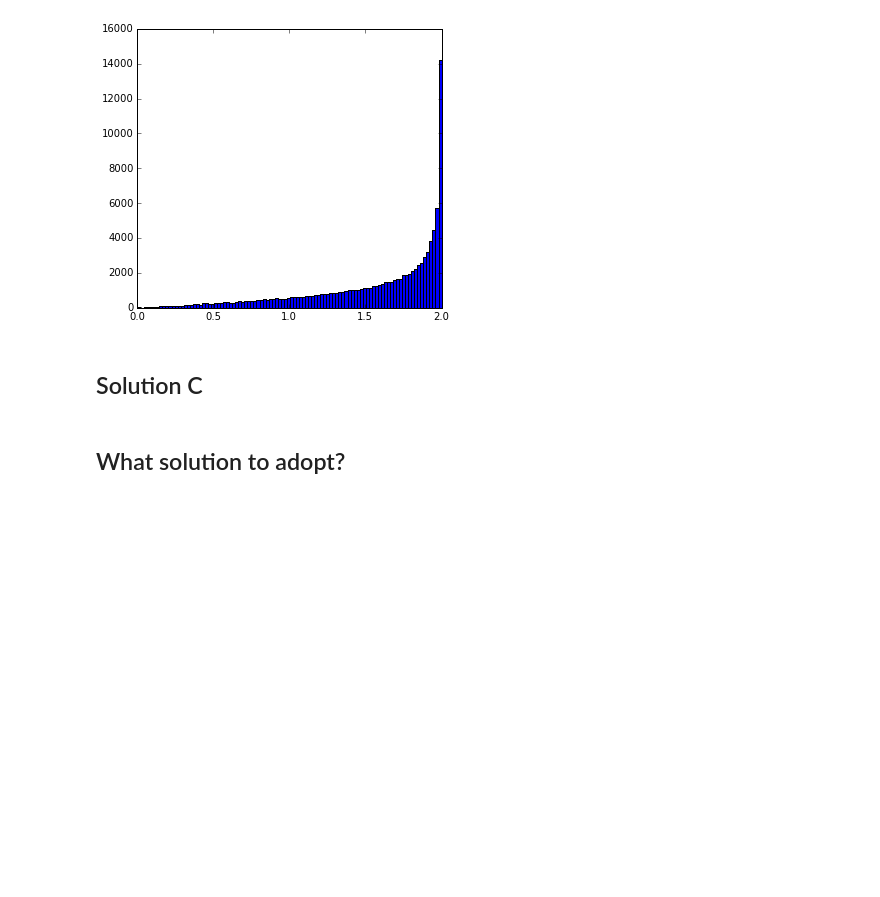
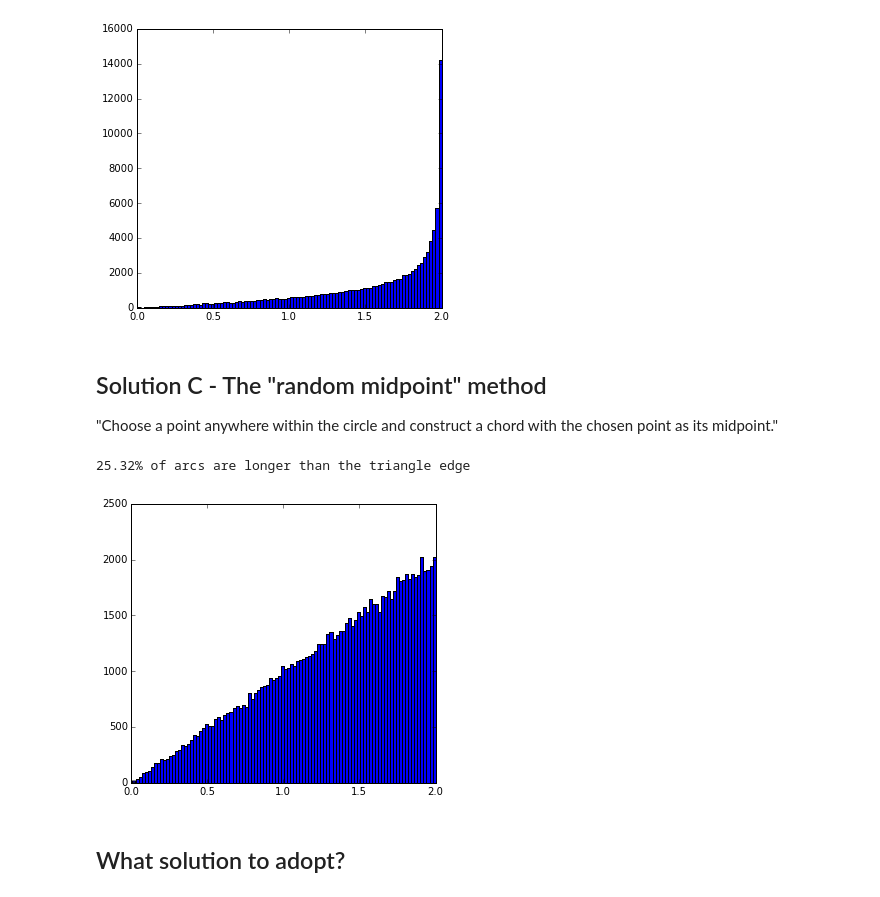
Before and after one commit to mmathioudakis/probability_playground, a Jupyter notebook: probability_playground.ipynb, the cells around one changed output. Saved outputs shown, nothing was run; the diff lists cells and outputs as text; code cells hidden in the pictures; blank space fills up the shorter version.

Commit message:
added third solution

```diff
--- a/probability_playground.ipynb
+++ b/probability_playground.ipynb
@@ -279,7 +281,32 @@ print("{0:.2f}% of arcs are longer than the triangle edge".format(solution_B_pct
 # %% [output]
 50.13% of arcs are longer than the triangle edge
 [figure]
-# %% [markdown]
-## Solution C
+# %% [markdown]
+## Solution C - The "random midpoint" method
+
+"Choose a point anywhere within the circle and construct a chord with the chosen point as its midpoint."
+# %%
+R_sq = np.square(R)
+
+mid_radius = R * np.sqrt(np.random.rand(N))
+mid_phi = 2 * np.pi * np.random.rand(N)
+
+mid_x = [mid_radius[i] * np.cos(mid_phi[i]) for i in range(N)]
+mid_y = [mid_radius[i] * np.sin(mid_phi[i]) for i in range(N)]
+
+mid_y_square = np.square(mid_radius)
+
+lengths = 2 * np.sqrt(R_sq - mid_y_square)
+
+fig, ax = plt.subplots(1, 2, figsize = (12, 5))
+_tmp = ax[0].hist(lengths, bins = 100)
+
+_tmp = ax[1].axis('off')
+
+solution_C_pct = 100*sum(lengths > triangle_edge_length)/N
+print("{0:.2f}% of arcs are longer than the triangle edge".format(solution_C_pct))
+# %% [output]
+25.32% of arcs are longer than the triangle edge
+[figure, added]
 # %% [markdown]
 ## What solution to adopt?
```
Also changed, not shown: parts of 2 cells of this notebook.
